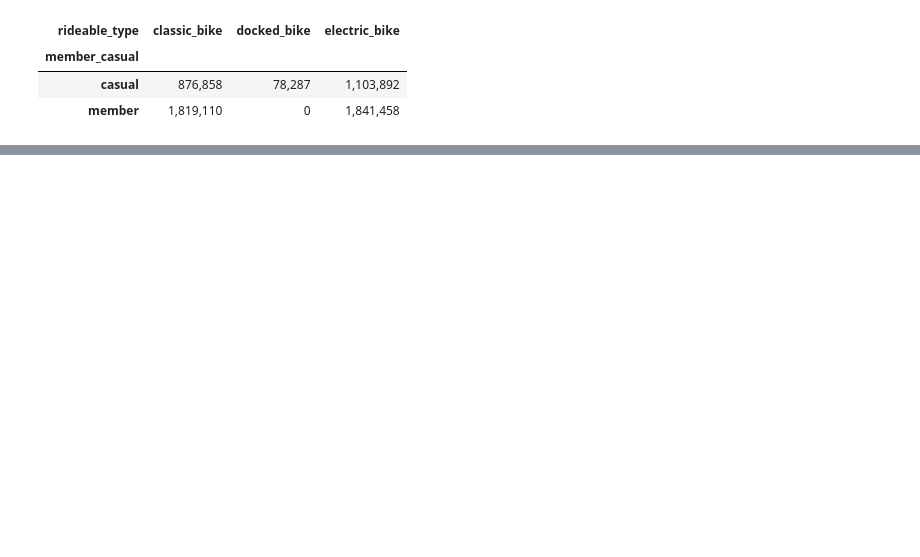
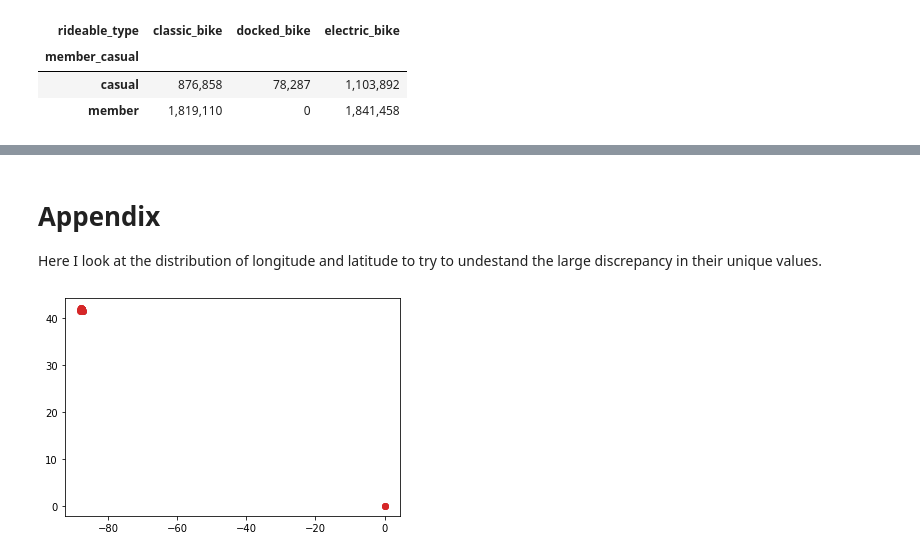
Before and after one commit to SummerKassem/BikeShareCS, a Jupyter notebook: PythonCode/bike_share_analysis.ipynb, the cells around one changed output, grey strips where cells are left out. Saved outputs shown, nothing was run; the diff lists cells and outputs as text; code cells hidden in the pictures; blank space fills up the shorter version.

```diff
--- a/PythonCode/bike_share_analysis.ipynb
+++ b/PythonCode/bike_share_analysis.ipynb
@@ -901,0 +885,9 @@ plt.show()
+# %% [markdown]
+# Appendix
+Here I look at the distribution of longitude and latitude to try to undestand the large discrepancy in their unique values.
+# %%
+plt.scatter(x=original_data.start_lng, y=original_data.start_lat, color="tab:blue")
+plt.scatter(x=original_data.end_lng, y=original_data.end_lat, color="tab:red")
+plt.show()
+# %% [output]
+[figure, added]
```
Also changed, not shown: parts of 16 cells of this notebook, 2 other files.
